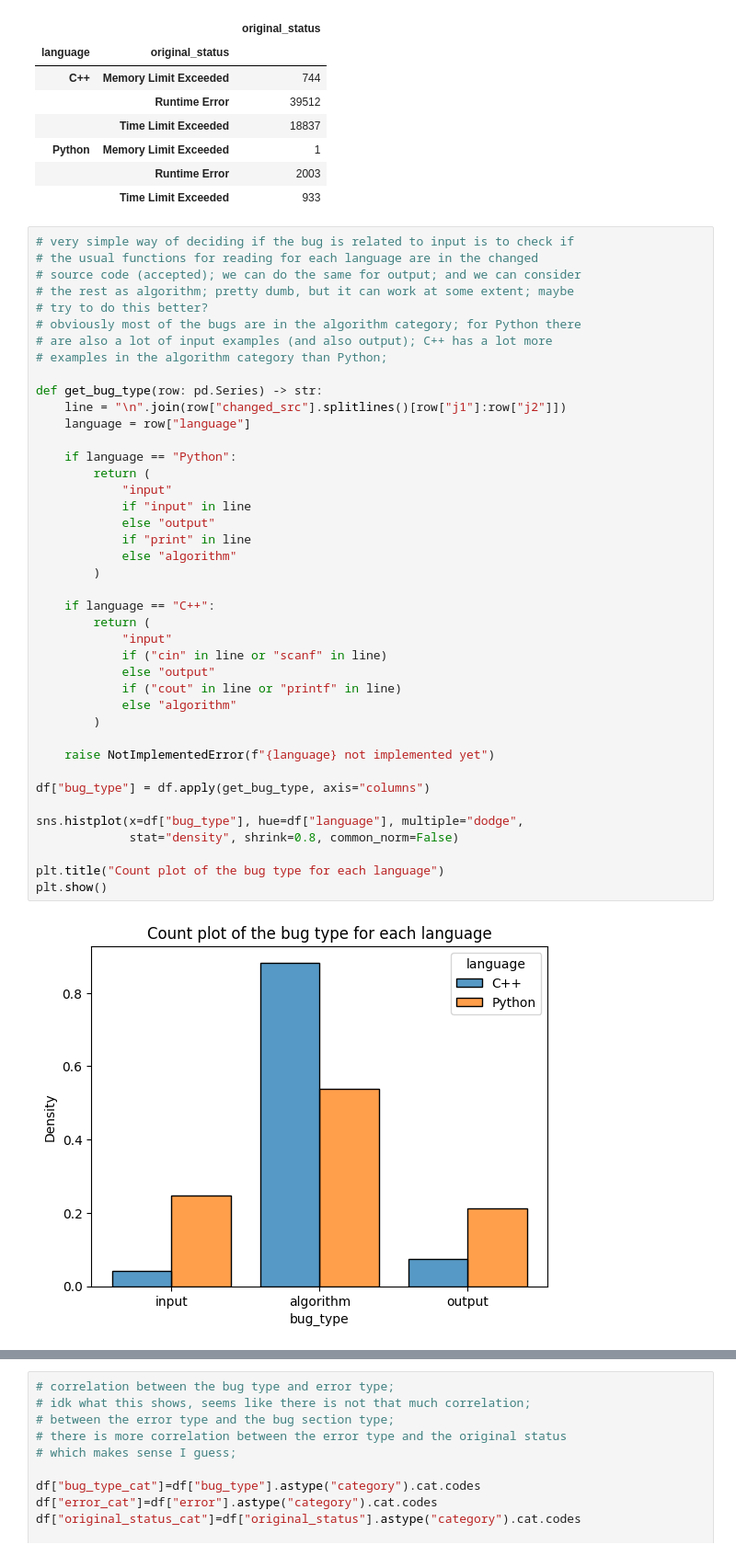
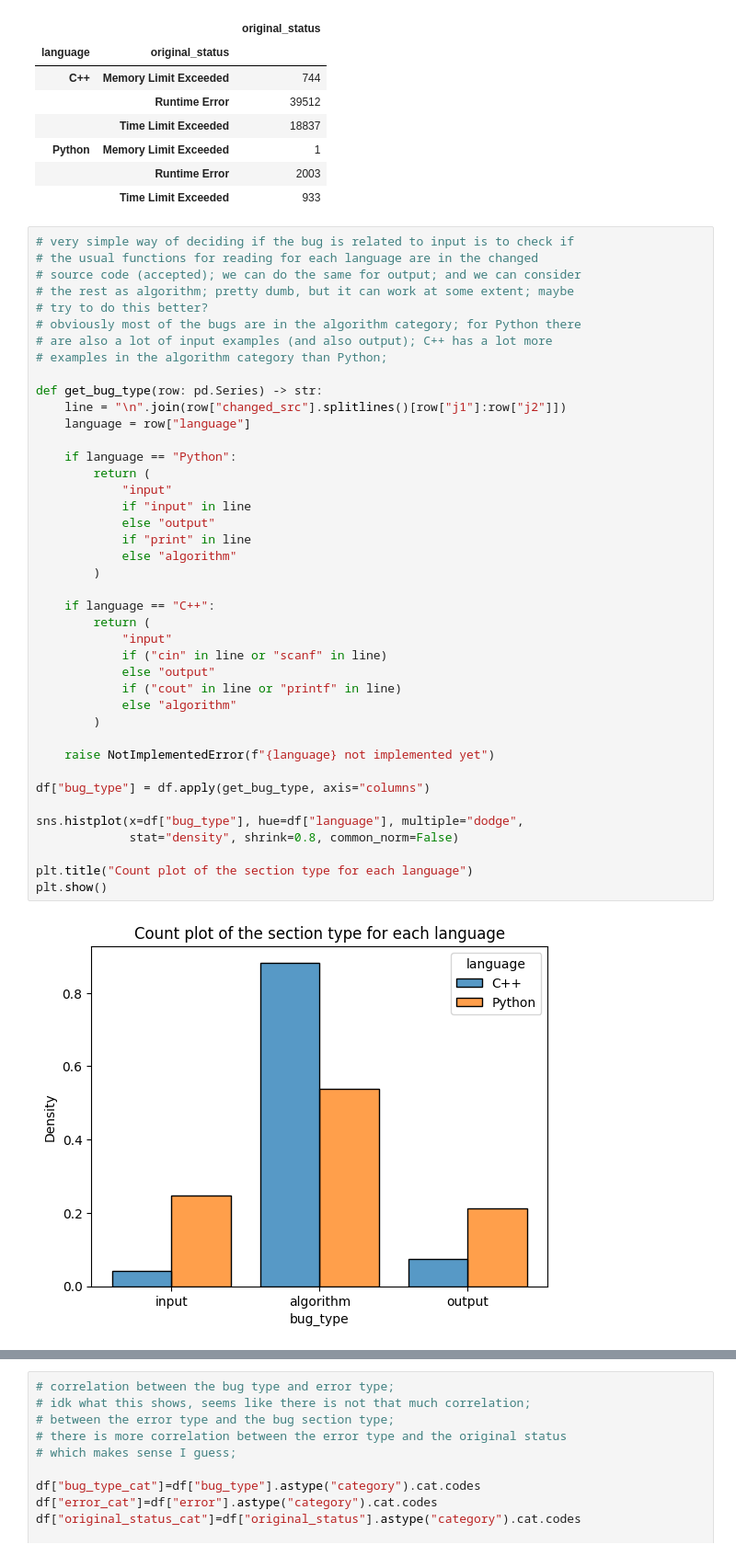
Before and after one commit to alexjercan/bug-detection, a Jupyter notebook: bugnet/EDA.ipynb, the cells around one changed output, grey strips where cells are left out. Shown at 92% size. Drawn from its saved outputs; the diff is of its cells as text.

```diff
--- a/bugnet/EDA.ipynb
+++ b/bugnet/EDA.ipynb
@@ -148,35 +155,35 @@ def get_bug_type(row: pd.Series) -> str:
     line = "\n".join(row["changed_src"].splitlines()[row["j1"]:row["j2"]])
     language = row["language"]
 
     if language == "Python":
         return (
             "input"
             if "input" in line
             else "output"
             if "print" in line
             else "algorithm"
         )
 
     if language == "C++":
         return (
             "input"
             if ("cin" in line or "scanf" in line)
             else "output"
             if ("cout" in line or "printf" in line)
             else "algorithm"
         )
 
     raise NotImplementedError(f"{language} not implemented yet")
 
 df["bug_type"] = df.apply(get_bug_type, axis="columns")
 
 sns.histplot(x=df["bug_type"], hue=df["language"], multiple="dodge",
              stat="density", shrink=0.8, common_norm=False)
 
-plt.title("Count plot of the bug type for each language")
+plt.title("Count plot of the section type for each language")
 plt.show()
 # %% [output]
-[figure, old version]
+[figure, new version]
 # %%
 # most of the algorithm changes are replace modifications; there are some
 # deletes for C++ (only C++ algorithm); Python has mostly replace changes;
```
Also changed, not shown: parts of 4 cells of this notebook.
